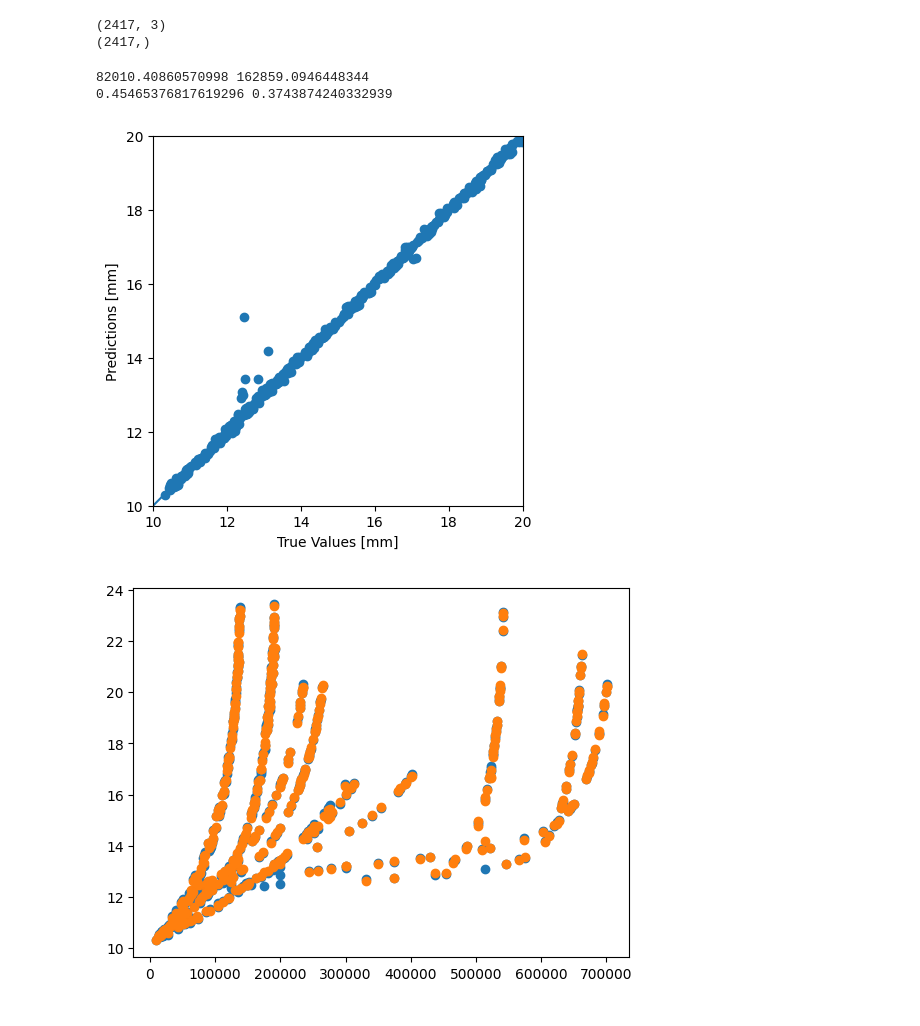
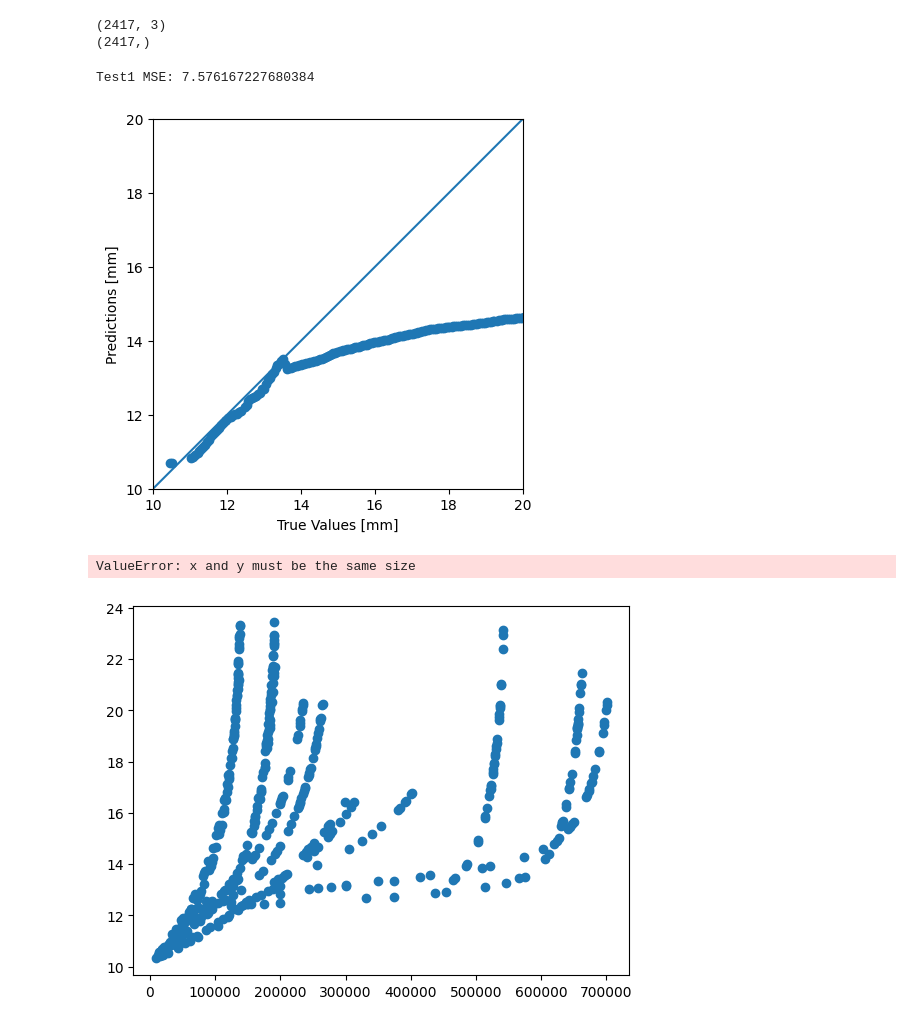
Before and after one commit to TNTU-124-System-analysis-research/qste340tm-modeling-of-fatigue-failure-after-single-overload, a Jupyter notebook: test.ipynb, the cells around one changed output. Drawn from its saved outputs; the diff is of its cells as text; code cells hidden in the pictures.

Commit message:
Split test data

```diff
--- a/test.ipynb
+++ b/test.ipynb
@@ -203,15 +204,3 @@ print(y.shape)
 # %% [output]
 (2417, 3)
 (2417,)
-# %%
-X_train, X_test, y_train, y_test = train_test_split(X, y, random_state=42, test_size=0.2)
-
-scaler = MinMaxScaler(feature_range = (0, 1))
-X_train_scaled = scaler.fit_transform(X_train)
-X_test_scaled = scaler.transform(X_test)
-
-print(np.mean(X), np.std(X))
-print(np.mean(X_train_scaled), np.std(X_train_scaled))
-# %% [output]
-82010.40860570998 162859.0946448344
-0.45465376817619296 0.3743874240332939
@@ -218,24 +243,35 @@ print(np.mean(X_train_scaled), np.std(X_train_scaled))
 # %%
 # Define the random forest model
-regressor = RandomForestRegressor(n_estimators=10, random_state=0, oob_score=True)
-regressor.fit(X_train, y_train)
-y_pred = regressor.predict(X_test)
+
+# Train the model
+regressor = RandomForestRegressor(n_estimators=600, min_samples_split=10, min_samples_leaf=1, max_features='sqrt',
+                                  max_depth=110, bootstrap=True)
+
+regressor.fit(X_train_scaled, y_train)
+
+# Predict and evaluate performance on test_data1
+y_pred = regressor.predict(X_test1_scaled)
+mse1 = mean_squared_error(y_test1, y_pred)
+print(f'Test1 MSE: {mse1}')
+
 a = plt.axes(aspect='equal')
-plt.scatter(y_test, y_pred)
+plt.scatter(y_test1, y_pred)
 plt.xlabel('True Values [mm]')
 plt.ylabel('Predictions [mm]')
 lims = [10, 20]
 plt.xlim(lims)
 plt.ylim(lims)
 _ = plt.plot(lims, lims)
 plt.show()
 
-plt.scatter(X_test[:,0], y_test)
-plt.scatter(X_test[:,0], y_pred)
-plt.show()
+# plt.scatter(X_test[:,0], y_test)
+# plt.scatter(X_test[:,0], y_pred)
+# plt.show()
 # %% [output]
+Test1 MSE: 7.576167227680384
-[figure, old version]
+[figure, new version]
+ValueError: x and y must be the same size
-[figure, old version]
+[figure, new version]
 # %%
 # Define the decision tree model
 from sklearn.tree import DecisionTreeRegressor
```
Also changed, not shown: parts of 4 cells of this notebook.
